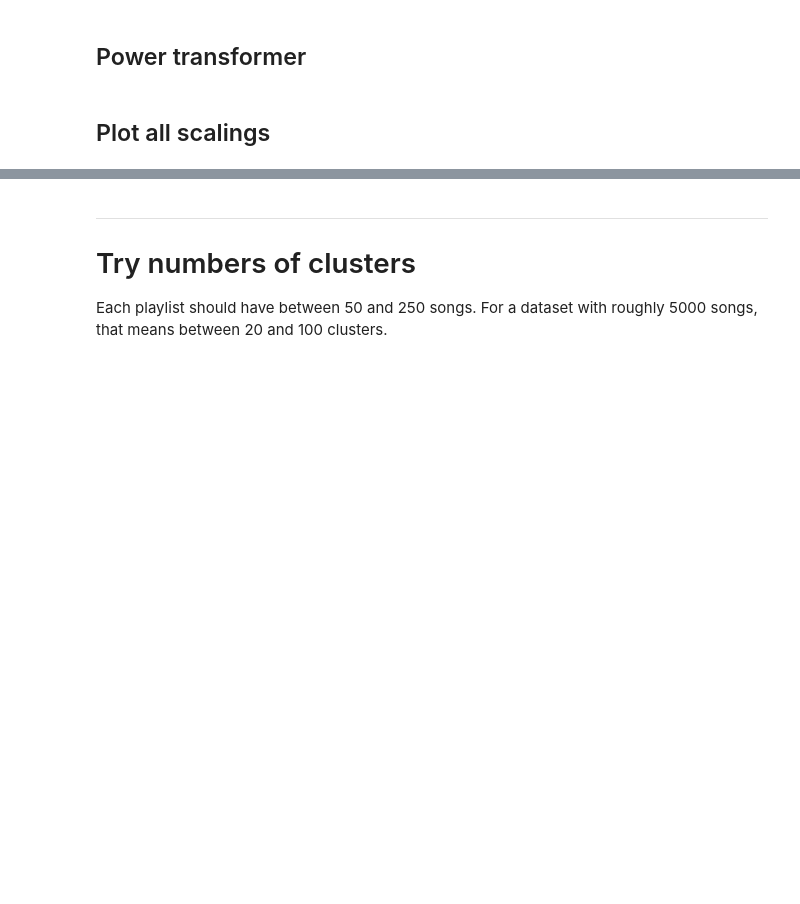
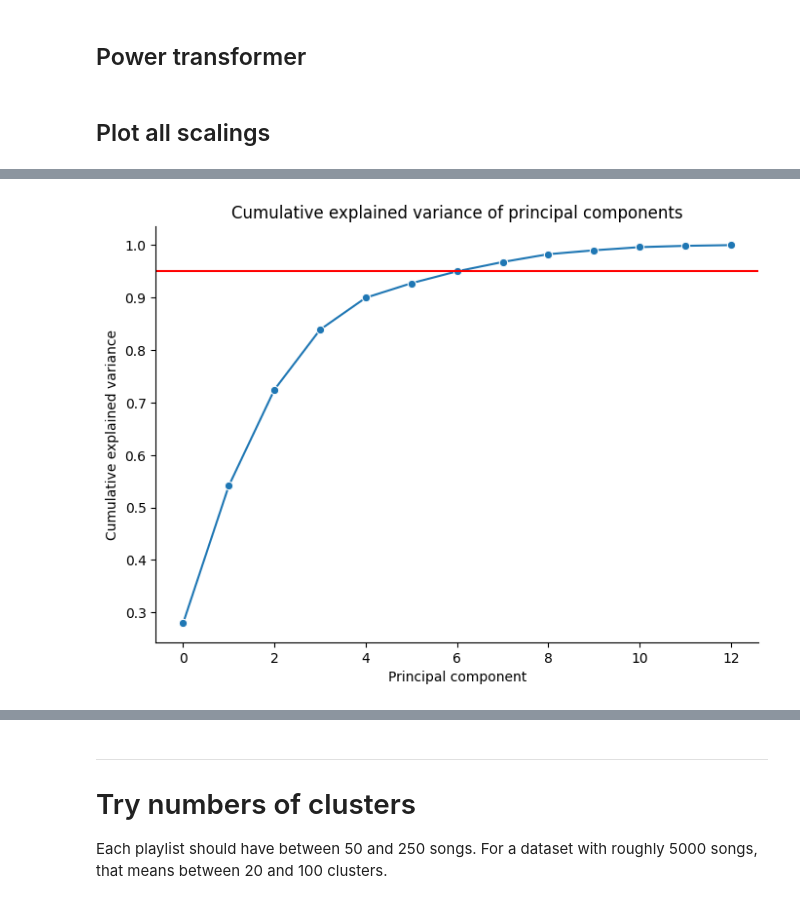
Before and after one commit to NadineJac/unsupervisedML_musicClustering, a Jupyter notebook: notebooks/2_optimizeClustering_5000songs.ipynb, the cells around one changed output, grey strips where cells are left out. Saved outputs shown, nothing was run; the diff lists cells and outputs as text; code cells hidden in the pictures; blank space fills up the shorter version.

```diff
--- a/notebooks/2_optimizeClustering_5000songs.ipynb
+++ b/notebooks/2_optimizeClustering_5000songs.ipynb
@@ -136,0 +211,23 @@ ax[2, 1].set_title('Power transformed');
+# %%
+explained_variance_array = pca.explained_variance_ratio_
+cumulative_sum_of_variance = np.cumsum(explained_variance_array)
+(
+  # Create a cumulative explained variance plot
+  sns.relplot(
+      kind = "line",  # Create a line plot
+      x = range(len(explained_variance_array)),  # Set the x-axis to be the principal component index
+      y = np.cumsum(explained_variance_array),  # Set the y-axis to be the cumulative explained variance
+      marker = "o",  # Use a circle marker for the data points
+      aspect = 1.4,  # Set the aspect ratio of the plot to be 1.4
+  )
+  # Set the title of the plot
+  .set(title = "Cumulative explained variance of principal components")
+  # Set the axis labels
+  .set_axis_labels("Principal component", "Cumulative explained variance")
+);
+
+# Add a horizontal red line at 0.95 on the y axis
+plt.axhline(y = 0.95,
+            color = 'red');
+# %% [output]
+[figure, added]
```
Also changed, not shown: parts of 14 cells of this notebook.
